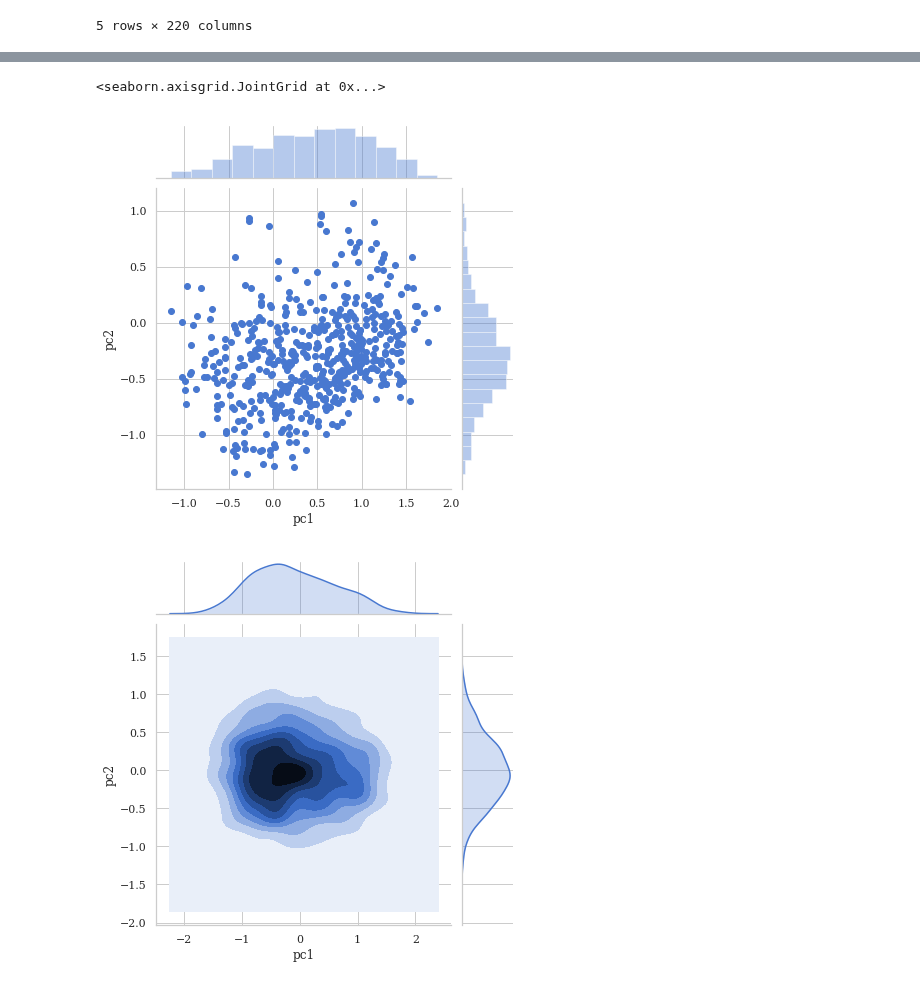
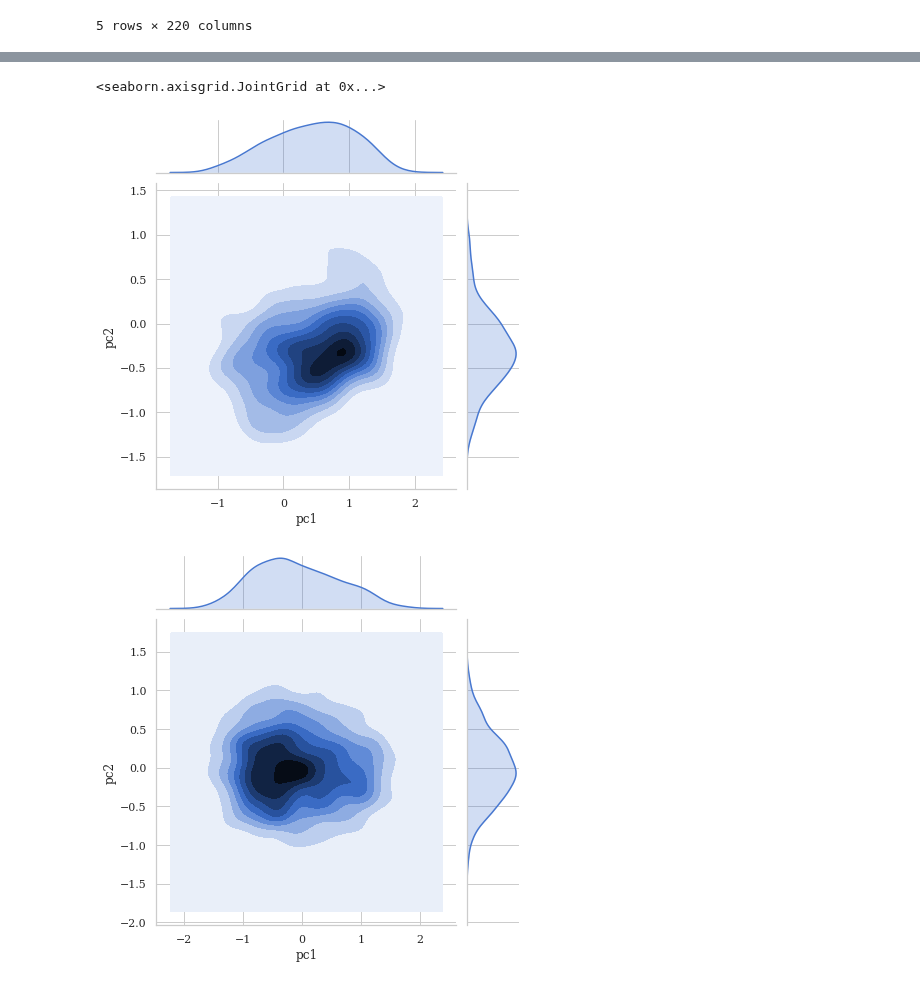
Before and after one commit to James-Leslie/deep-collaborative-filtering, a Jupyter notebook: movielens10m-PCA.ipynb, the cells around one changed output, grey strips where cells are left out. Cells and saved outputs as stored; diff of their text form; code cells hidden in the pictures.

```diff
--- a/movielens10m-PCA.ipynb
+++ b/movielens10m-PCA.ipynb
@@ -30,0 +33,4 @@ rating_counts.head()
+# %%
+rating_avgs = ratings.groupby('movieId').agg({'rating':'mean'}).reset_index()
+rating_avgs.columns = ['movieId', 'mean_rating']
+rating_avgs.head()
@@ -31,6 +46,8 @@ rating_counts.head()
 # %%
 movies = pd.read_csv(path+'movies.tsv', sep='\t')
 movies = pd.merge(movies, rating_counts, how='inner', on='movieId')
-movies.head()
+movies = pd.merge(movies, rating_avgs, how='inner', on='movieId')
+
+movies.head(10)
 # %% [output]
 |  | movieId | title | Action | Adventure | Animation | Children | Comedy | Crime | Documentary | Drama | ... |
@@ -75,10 +85,16 @@ from sklearn.decomposition import PCA
 # %%
 # compute PCA to get first two components
 pca = PCA(n_components=2)
-# add pc1 and pc2 to emb dataframe
+t_sne = TSNE(n_components=2)
+mds = MDS(n_components=2, n_jobs=-1)
+
+# add pc1, pc2, mds1, mds2, tsne1, tsne2 to emb dataframe
 emb[['pc1', 'pc2']] = pd.DataFrame(pca.fit_transform(emb.iloc[:,-200:]), columns=['pc1', 'pc2'])
+emb[['mds1', 'mds2']] = pd.DataFrame(pca.fit_transform(emb.iloc[:,-202:-2]), columns=['mds1', 'mds2'])
+emb[['tsne1', 'tsne2']] = pd.DataFrame(pca.fit_transform(emb.iloc[:,-204:-4]), columns=['tsne1', 'tsne2'])
 
-emb.head()
+df = pd.merge(movies, emb[['movieId', 'pc1', 'pc2', 'mds1', 'mds2', 'tsne1', 'tsne2']], how='inner', on='movieId')
+df.head()
 # %% [output]
 |  | movieId | title | Action | Adventure | Animation | Children | Comedy | Crime | Documentary | Drama | ... |
 | 0 | 0 | Boomerang (1992) | 0 | 0 | 0 | 0 | 1 | 0 | 0 | 0 | ... |
@@ -90,3 +105,0 @@ emb.head()
-# %%
-df = pd.merge(movies, emb[['movieId', 'pc1', 'pc2']], how='inner', on='movieId')
-df.head()
@@ -132,7 +186,7 @@ plt.legend()
 # %%
-sns.jointplot(x='pc1', y='pc2', data=emb[emb['Children']==1], label='Children')
-sns.jointplot(x='pc1', y='pc2', data=emb[emb['Crime']==1], kind='kde', label='Action')
+sns.jointplot(x='pc1', y='pc2', data=df[df['Children']==1], kind='kde', label='Children')
+sns.jointplot(x='pc1', y='pc2', data=df[df['Crime']==1], kind='kde', label='Crime')
 # %% [output]
 <seaborn.axisgrid.JointGrid at 0x...>
-[figure, old version]
+[figure, new version]
-[figure, old version]
+[figure, new version]
```
Also changed, not shown: parts of 25 cells of this notebook.
